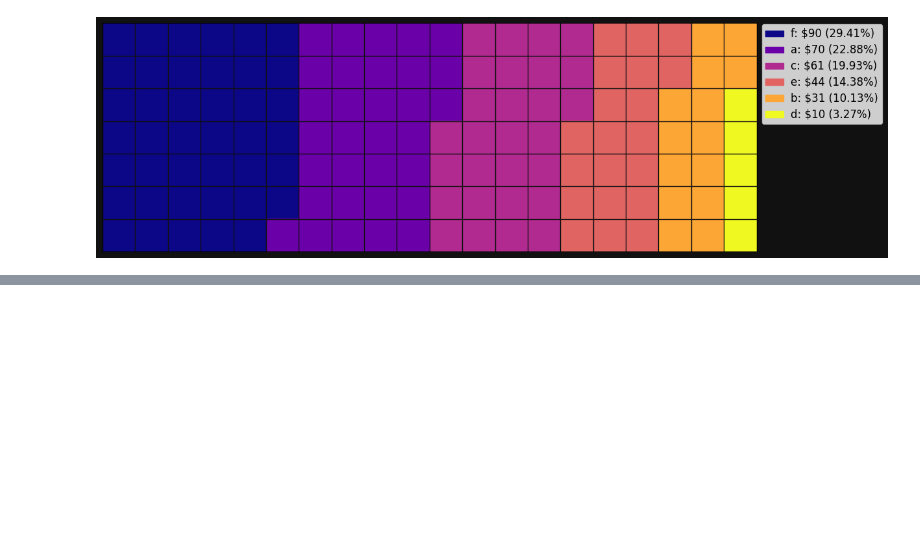
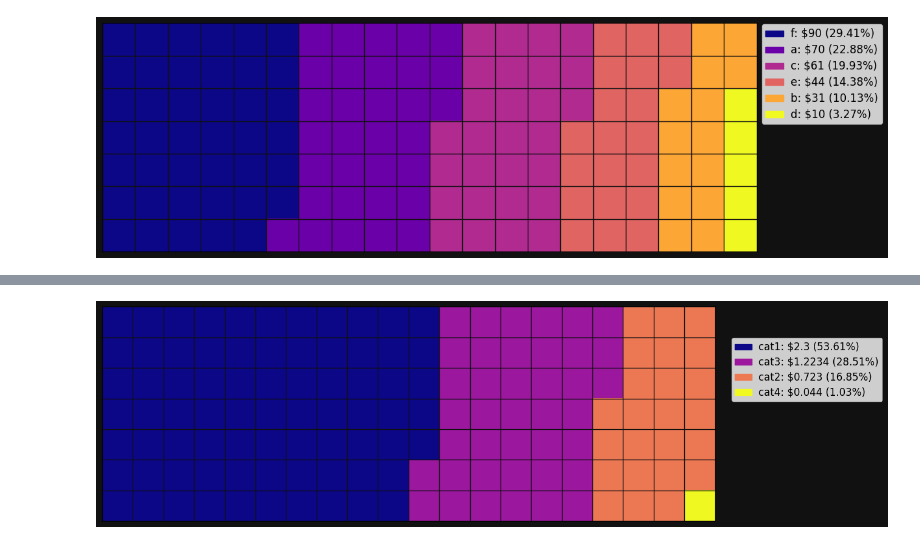
Before and after one commit to jan-niedospial/waffle_plot, a Jupyter notebook: Waffle plot function v0.91.ipynb, the cells around one changed output, grey strips where cells are left out. Cells and saved outputs as stored; diff of their text form; code cells hidden in the pictures; blank space fills up the shorter version.

```diff
--- a/Waffle plot function v0.91.ipynb
+++ b/Waffle plot function v0.91.ipynb
@@ -630,0 +613,9 @@ waffle_plot(df9['categories'], df9['values'], 20, 7, cmap=plt.cm.plasma, bc=blac
+# %%
+df10 = pd.DataFrame({'categories': ['cat1', 'cat2', 'cat3', 'cat4'],
+                   'values': [2.3, 0.723, 1.2234, 0.044]})
+
+waffle_plot(df10['categories'], df10['values'], 20, 7, cmap=plt.cm.plasma, bc=blackish,
+           figsize=(13,7), legend_loc=(1.15, 0.54), label_p=True,
+            value_sign='$', font_c='black', fontsize=12)
+# %% [output]
+[figure, added]
```
Also changed, not shown: parts of 2 cells of this notebook, 1 other file.
